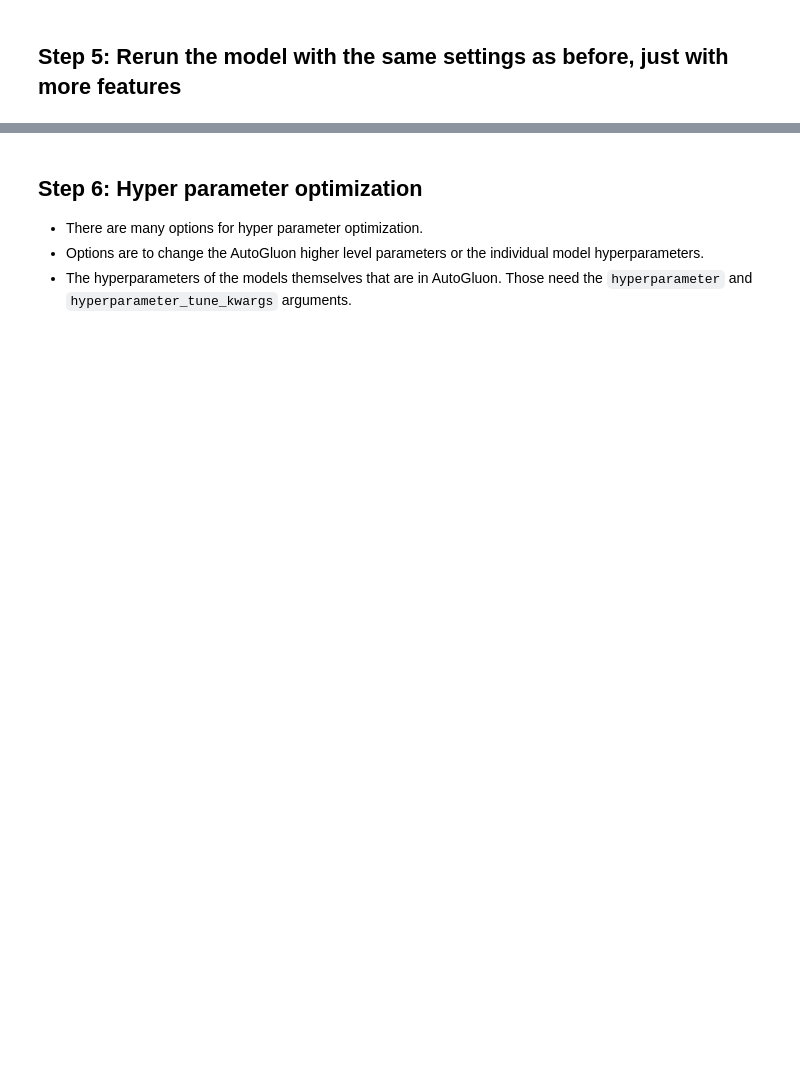
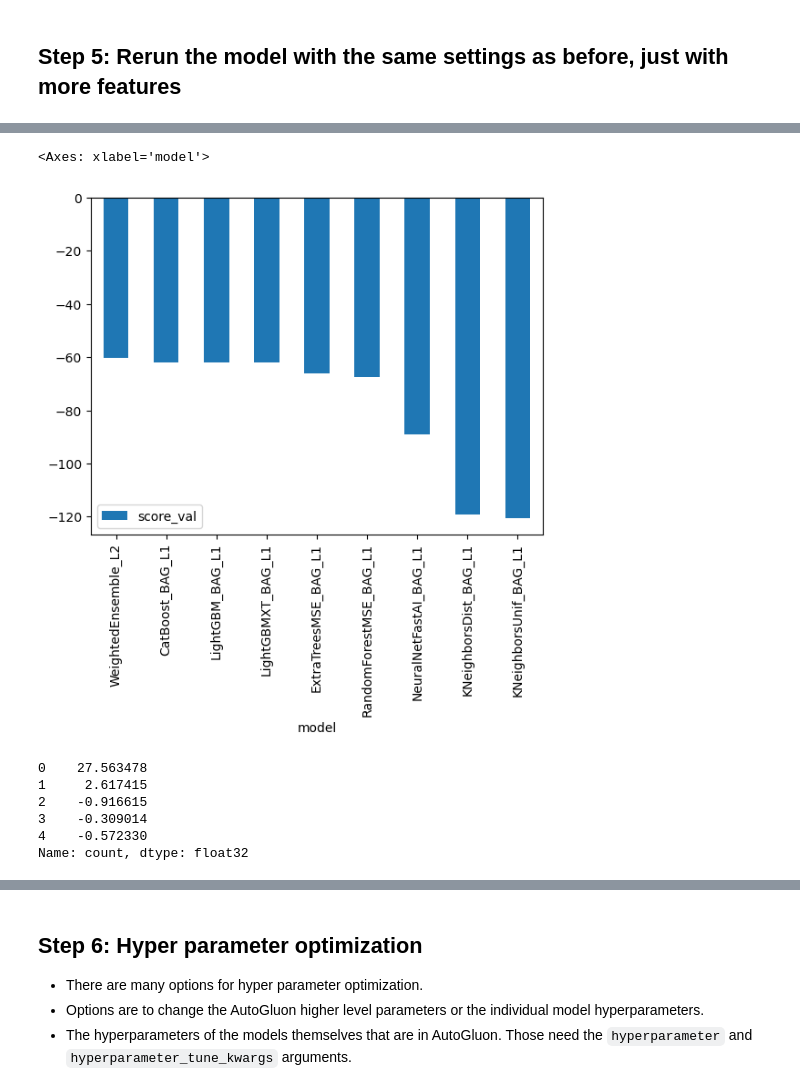
Before and after one commit to HemanthSaiTejaLingam/BikeSharingDemand, a Jupyter notebook: project/project-template.ipynb, the cells around one changed output, grey strips where cells are left out. Drawn from its saved outputs; the diff is of its cells as text; code cells hidden in the pictures; blank space fills up the shorter version.

```diff
--- a/project/project-template.ipynb
+++ b/project/project-template.ipynb
@@ -345,0 +479,3 @@ train.?
+# %%
+train.drop(columns='day',inplace=True)
+train.head()
@@ -349,0 +501,4 @@ predictor_new_features = TabularPredictor(?).fit(?)
+# %%
+predictor_new_features = TabularPredictor(label='count',eval_metric='root_mean_squared_error').fit(
+    train_data=train,time_limit=600,presets='best_quality'
+)
@@ -351,0 +560,15 @@ predictor_new_features.fit_summary()
+# %%
+predictor_new_features.leaderboard(silent=True).plot(kind='bar',x='model',y='score_val')
+# %% [output]
+<Axes: xlabel='model'>
+[figure, added]
+# %%
+predictions_new_features = predictor_new_features.predict(test)
+predictions_new_features.head()
+# %% [output]
+0    27.563478
+1     2.617415
+2    -0.916615
+3    -0.309014
+4    -0.572330
+Name: count, dtype: float32
```
Also changed, not shown: parts of 75 cells of this notebook.
